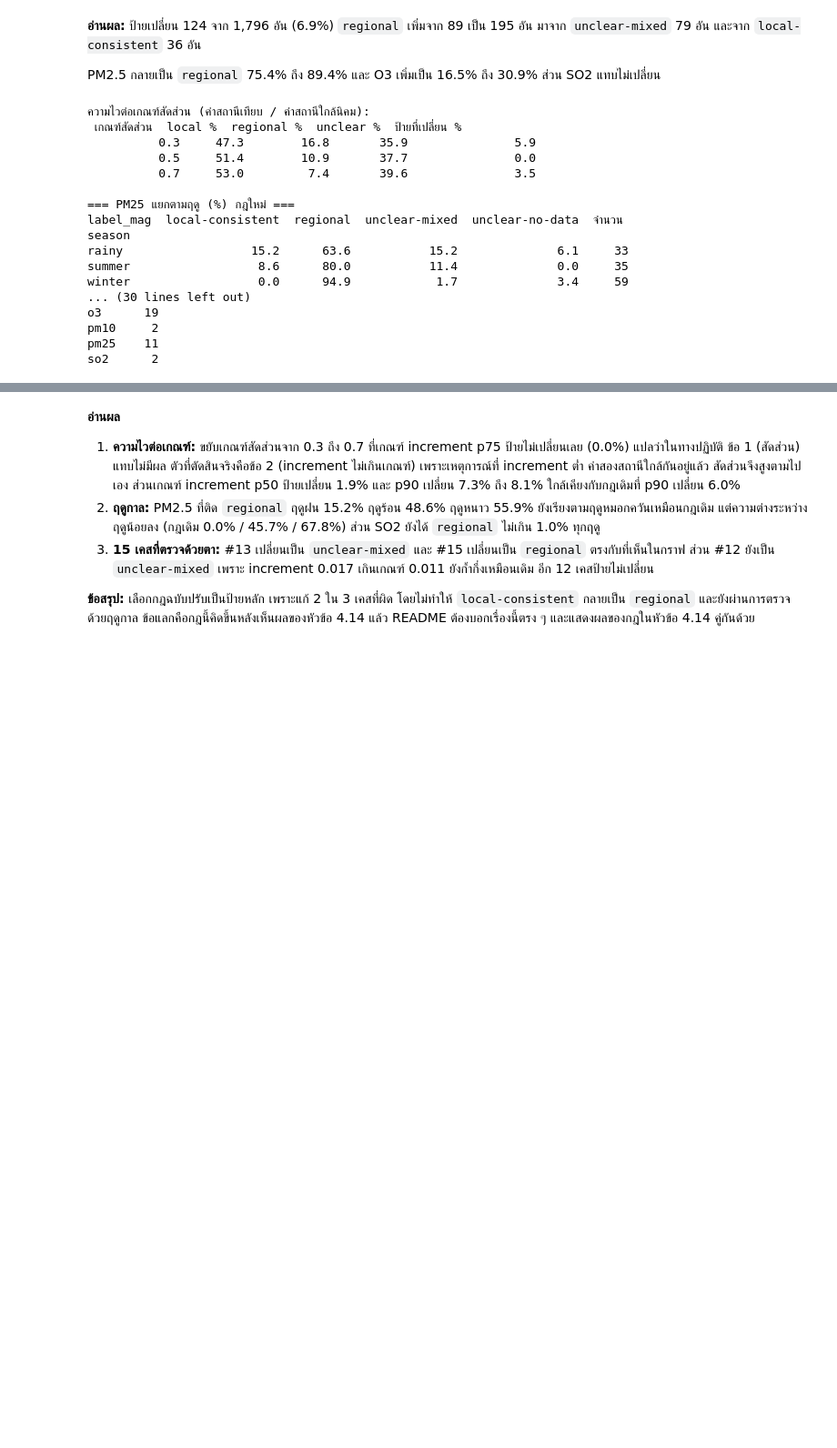
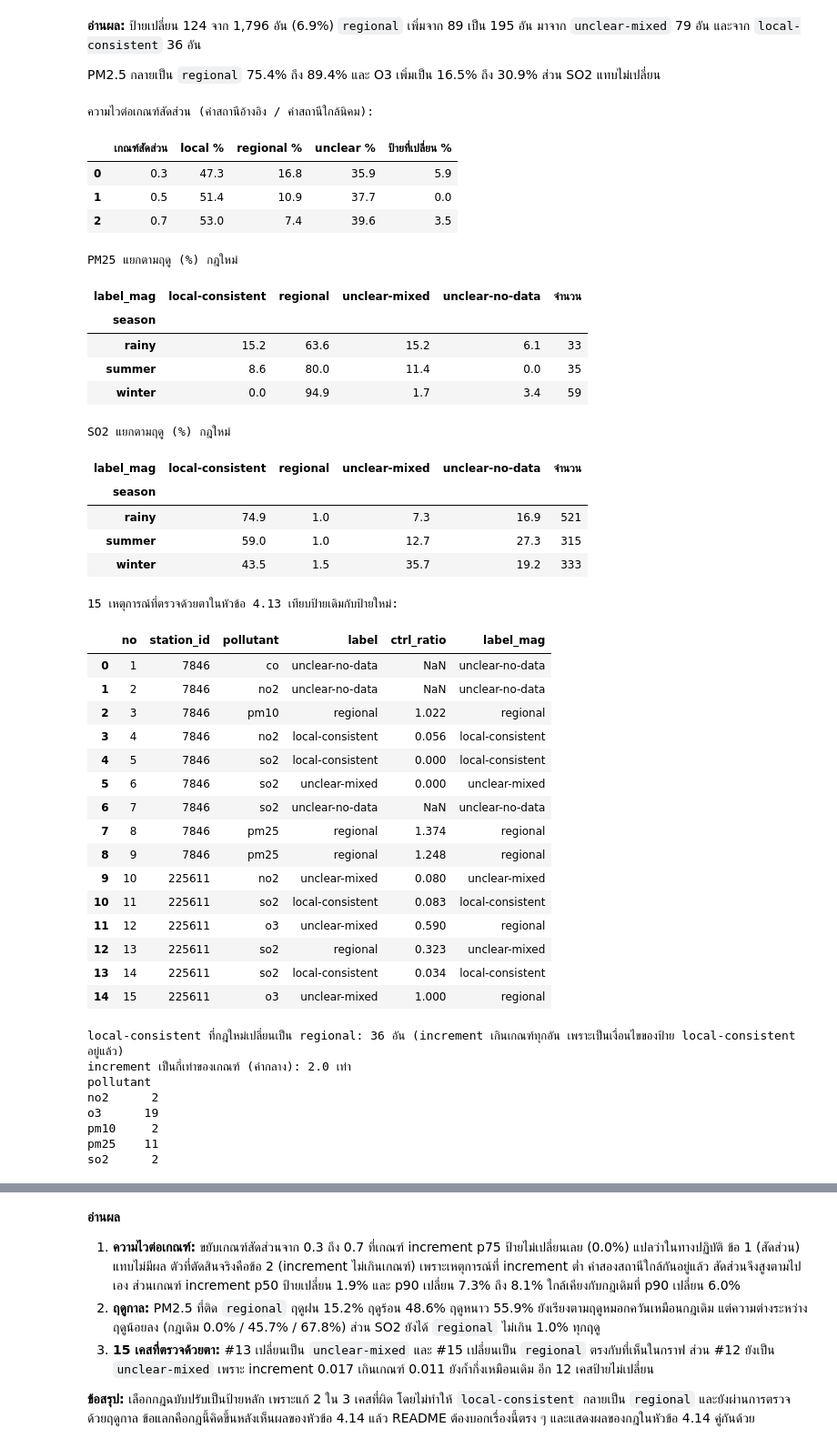
Before and after one commit to Rmnlin/maptaphut-air-quality, a Jupyter notebook: notebooks/04_attribution.ipynb, the cells around one changed output, grey strips where cells are left out. Shown at 91% size. Saved outputs shown, nothing was run; the diff lists cells and outputs as text; code cells hidden in the pictures; blank space fills up the shorter version.

```diff
--- a/notebooks/04_attribution.ipynb
+++ b/notebooks/04_attribution.ipynb
@@ -545,9 +561,8 @@ for p in ('pm25', 'so2'):
     sub = feat[feat.pollutant == p]
     t = pd.crosstab(sub.season, sub.label, normalize='index').mul(100).round(1)
     t['จำนวน'] = pd.crosstab(sub.season, sub.label).sum(axis=1)
-    print(f'=== {p.upper()} แยกตามฤดู (%) ===')
-    print(t.to_string())
-    print()
+    print(f'{p.upper()} แยกตามฤดู (%)')
+    display(t)
 
 feat['wind_sectors_of_industry'] = feat['station_id'].map(lambda s: ' '.join(industrial_sectors[s]))
 feat.to_csv('../data/processed/episodes_labeled.csv', index=False, encoding='utf-8-sig')
@@ -946,54 +972,76 @@ PM2.5 กลายเป็น `regional` 75.4% ถึง 89.4% และ O3 เ
 # %%
 # ตรวจกฎใหม่ 3 ทาง: ความไวต่อเกณฑ์, ฤดูกาล, และ 15 เคสที่ตรวจด้วยตาในหัวข้อ 4.13
 rows = []
 for r in (0.3, 0.5, 0.7):
     lab = label_magnitude(feat, ratio_min=r)
     rows.append({'เกณฑ์สัดส่วน': r,
                  'local %': round(100 * (lab == 'local-consistent').mean(), 1),
                  'regional %': round(100 * (lab == 'regional').mean(), 1),
                  'unclear %': round(100 * np.isin(lab, ['unclear-mixed', 'unclear-no-data']).mean(), 1),
                  'ป้ายที่เปลี่ยน %': round(100 * (lab != feat.label_mag).mean(), 1)})
-print('ความไวต่อเกณฑ์สัดส่วน (ค่าสถานีเทียบ / ค่าสถานีใกล้นิคม):')
-print(pd.DataFrame(rows).to_string(index=False))
-print()
+print('ความไวต่อเกณฑ์สัดส่วน (ค่าสถานีอ้างอิง / ค่าสถานีใกล้นิคม):')
+display(pd.DataFrame(rows))
 
 for p in ('pm25', 'so2'):
     sub = feat[feat.pollutant == p]
     t = pd.crosstab(sub.season, sub.label_mag, normalize='index').mul(100).round(1)
     t['จำนวน'] = pd.crosstab(sub.season, sub.label_mag).sum(axis=1)
-    print(f'=== {p.upper()} แยกตามฤดู (%) กฎใหม่ ===')
-    print(t.to_string())
-    print()
+    print(f'{p.upper()} แยกตามฤดู (%) กฎใหม่')
+    display(t)
 
 chk = sample[['no', 'station_id', 'pollutant', 'start_utc', 'label']].merge(
     feat[['station_id', 'pollutant', 'start_utc', 'ctrl_ratio', 'label_mag']],
     on=['station_id', 'pollutant', 'start_utc'])
 print('15 เหตุการณ์ที่ตรวจด้วยตาในหัวข้อ 4.13 เทียบป้ายเดิมกับป้ายใหม่:')
-print(chk.drop(columns='start_utc').round({'ctrl_ratio': 3}).to_string(index=False))
-print()
+display(chk.drop(columns='start_utc').round({'ctrl_ratio': 3}))
 flip = feat[(feat.label == 'local-consistent') & (feat.label_mag == 'regional')]
 print(f'local-consistent ที่กฎใหม่เปลี่ยนเป็น regional: {len(flip)} อัน '
       f'(increment เกินเกณฑ์ทุกอัน เพราะเป็นเงื่อนไขของป้าย local-consistent อยู่แล้ว)')
 print(f'increment เป็นกี่เท่าของเกณฑ์ (ค่ากลาง): {(flip.median_increment / flip.inc_threshold).median():.1f} เท่า')
 print(flip.groupby('pollutant').size().to_string())
 # %% [output]
-ความไวต่อเกณฑ์สัดส่วน (ค่าสถานีเทียบ / ค่าสถานีใกล้นิคม):
- เกณฑ์สัดส่วน  local %  regional %  unclear %  ป้ายที่เปลี่ยน %
-          0.3     47.3        16.8       35.9               5.9
-          0.5     51.4        10.9       37.7               0.0
-          0.7     53.0         7.4       39.6               3.5
-
-=== PM25 แยกตามฤดู (%) กฎใหม่ ===
-label_mag  local-consistent  regional  unclear-mixed  unclear-no-data  จำนวน
-season
-rainy                  15.2      63.6           15.2              6.1     33
-summer                  8.6      80.0           11.4              0.0     35
-winter                  0.0      94.9            1.7              3.4     59
-... (30 lines left out)
-o3      19
-pm10     2
-pm25    11
-so2      2
+ความไวต่อเกณฑ์สัดส่วน (ค่าสถานีอ้างอิง / ค่าสถานีใกล้นิคม):
+|  | เกณฑ์สัดส่วน | local % | regional % | unclear % | ป้ายที่เปลี่ยน % |
+| 0 | 0.3 | 47.3 | 16.8 | 35.9 | 5.9 |
+| 1 | 0.5 | 51.4 | 10.9 | 37.7 | 0.0 |
+| 2 | 0.7 | 53.0 | 7.4 | 39.6 | 3.5 |
+PM25 แยกตามฤดู (%) กฎใหม่
+| label_mag | local-consistent | regional | unclear-mixed | unclear-no-data | จำนวน |
+| season |  |  |  |  |  |
+| rainy | 15.2 | 63.6 | 15.2 | 6.1 | 33 |
+| summer | 8.6 | 80.0 | 11.4 | 0.0 | 35 |
+| winter | 0.0 | 94.9 | 1.7 | 3.4 | 59 |
+SO2 แยกตามฤดู (%) กฎใหม่
+| label_mag | local-consistent | regional | unclear-mixed | unclear-no-data | จำนวน |
+| season |  |  |  |  |  |
+| rainy | 74.9 | 1.0 | 7.3 | 16.9 | 521 |
+| summer | 59.0 | 1.0 | 12.7 | 27.3 | 315 |
+| winter | 43.5 | 1.5 | 35.7 | 19.2 | 333 |
+15 เหตุการณ์ที่ตรวจด้วยตาในหัวข้อ 4.13 เทียบป้ายเดิมกับป้ายใหม่:
+|  | no | station_id | pollutant | label | ctrl_ratio | label_mag |
+| 0 | 1 | 7846 | co | unclear-no-data | NaN | unclear-no-data |
+| 1 | 2 | 7846 | no2 | unclear-no-data | NaN | unclear-no-data |
+| 2 | 3 | 7846 | pm10 | regional | 1.022 | regional |
+| 3 | 4 | 7846 | no2 | local-consistent | 0.056 | local-consistent |
+| 4 | 5 | 7846 | so2 | local-consistent | 0.000 | local-consistent |
+| 5 | 6 | 7846 | so2 | unclear-mixed | 0.000 | unclear-mixed |
+| 6 | 7 | 7846 | so2 | unclear-no-data | NaN | unclear-no-data |
+| 7 | 8 | 7846 | pm25 | regional | 1.374 | regional |
+| 8 | 9 | 7846 | pm25 | regional | 1.248 | regional |
+| 9 | 10 | 225611 | no2 | unclear-mixed | 0.080 | unclear-mixed |
+| 10 | 11 | 225611 | so2 | local-consistent | 0.083 | local-consistent |
+| 11 | 12 | 225611 | o3 | unclear-mixed | 0.590 | regional |
+| 12 | 13 | 225611 | so2 | regional | 0.323 | unclear-mixed |
+| 13 | 14 | 225611 | so2 | local-consistent | 0.034 | local-consistent |
+| 14 | 15 | 225611 | o3 | unclear-mixed | 1.000 | regional |
+local-consistent ที่กฎใหม่เปลี่ยนเป็น regional: 36 อัน (increment เกินเกณฑ์ทุกอัน เพราะเป็นเงื่อนไขของป้าย local-consistent อยู่แล้ว)
+increment เป็นกี่เท่าของเกณฑ์ (ค่ากลาง): 2.0 เท่า
+pollutant
+no2      2
+o3      19
+pm10     2
+pm25    11
+so2      2
 # %% [markdown]
 **อ่านผล: กฎนี้แก้ปัญหาเดิมได้ แต่สร้างปัญหาใหม่**
 
```
Also changed, not shown: parts of 37 cells of this notebook, 4 other files.
